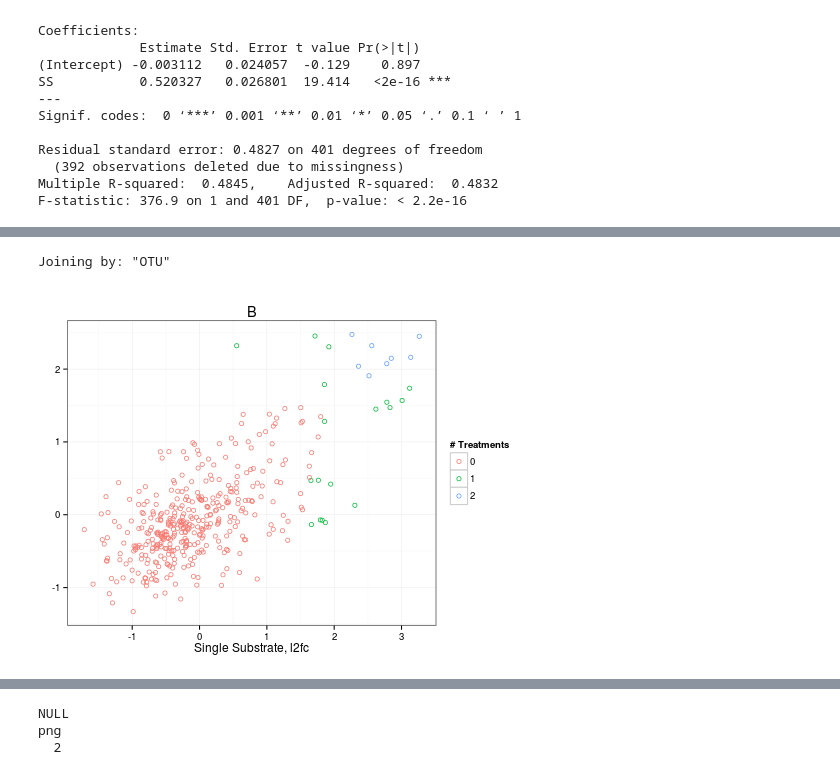
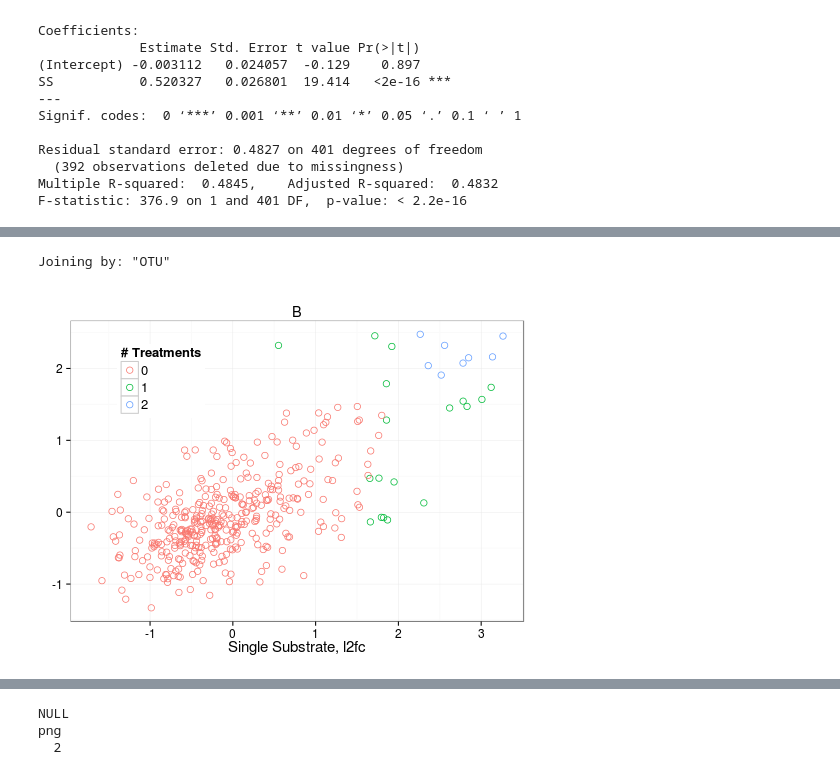
Before and after one commit to acampbellina/single_substrate, a Jupyter notebook: LinReg_3Panel_Fig.ipynb, the cells around one changed output, grey strips where cells are left out. Saved outputs shown, nothing was run; the diff lists cells and outputs as text; code cells hidden in the pictures.

Commit message:
change axis sizes

```diff
--- a/LinReg_3Panel_Fig.ipynb
+++ b/LinReg_3Panel_Fig.ipynb
@@ -158,22 +163,27 @@ Source: local data frame [795 x 2]
 # %%
 %%R -w 500 -h 375
 p2 = ggplot(left_join(d, df.sum.sig), aes(x = SS, y = PS, color = factor(sum_sig)))
 
-p2 = p2 + geom_point(shape = 21)
+p2 = p2 + geom_point(shape = 21, size = 3)
 
 p2 = p2 + labs(x = "Single Substrate, l2fc",
              color = "# Treatments")
 
 p2 = p2 + ggtitle("B")
 
 p2 = p2 + theme_bw()
 
 p2 = p2 + theme(axis.title.y = element_blank())
+p2 = p2 + theme(axis.title.x = element_text(size=15))
+p2 = p2 + theme(axis.text.x = element_text(size=12))
+p2 = p2 + theme(axis.text.y = element_text(size=12))
+p2 = p2 + theme(legend.title = element_text(size = 13), legend.text = element_text(size = 13))
+p2 = p2 + theme(legend.position=c(0.2,0.8))
 
 p2
 # %% [output]
 Joining by: "OTU"
-[figure, old version]
+[figure, new version]
 # %%
 %%R
 FDR = 0.10
```
Also changed, not shown: parts of 8 cells of this notebook, 2 other files.
